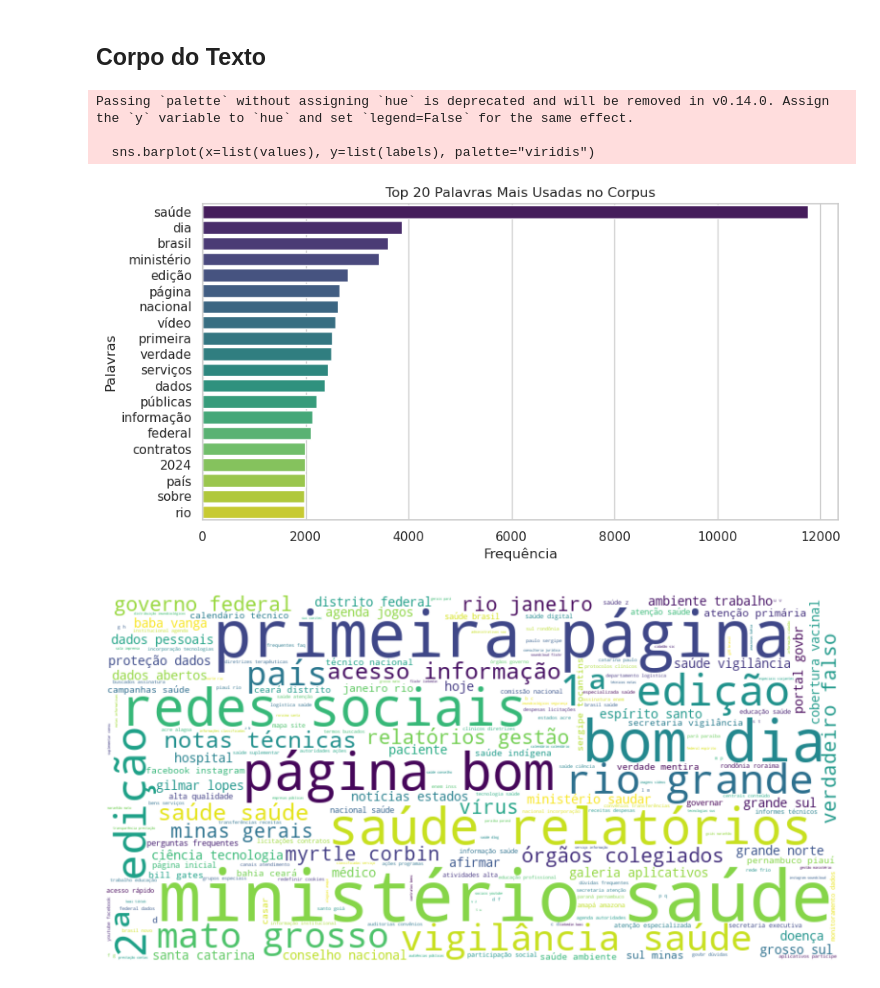
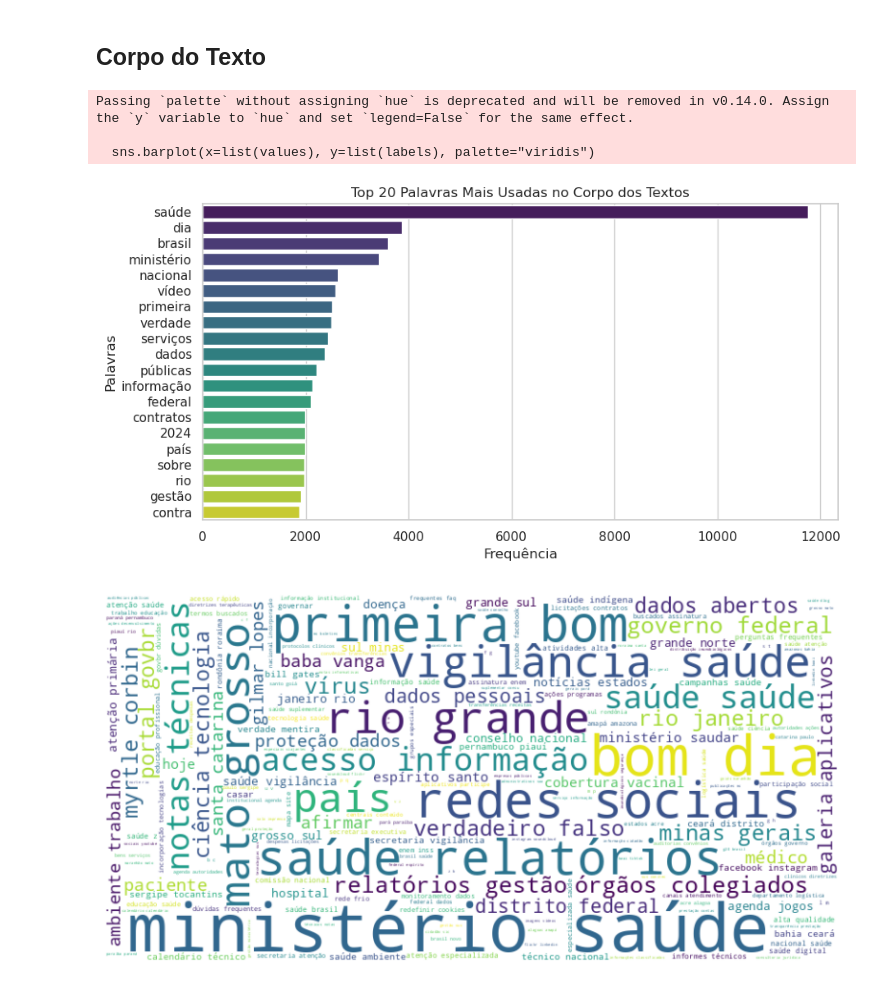
Before and after one commit to Thomazellinho/tcc_noticiasfalsas_ilum, a Jupyter notebook: 3_analise_frequencia.ipynb, the cells around one changed output. Drawn from its saved outputs; the diff is of its cells as text; code cells hidden in the pictures.

```diff
--- a/3_analise_frequencia.ipynb
+++ b/3_analise_frequencia.ipynb
@@ -77,7 +77,7 @@ display(df_final)
 # %%
 # Palavras-chave
 keywords = ["vacina", "vacinação", "vacinacao", "covid", "pandemia", "corona", "coronavírus", "coronavirus", "quarentena", "sars-cov-2"]
-keywords_regex = r"\b(vacina(r|s|ção)?|covid(19)?|pandemia|corona(v[íi]rus)?|quarentena|sars-cov-2)\b"
+keywords_regex = r"\b(vacina(r|s|ção)?|covid(19)?|pandemia|corona(v[íi]rus)?|quarentena|boato(s)?|fake|n|d|p[áa]gina(s)?|ediç([ãa]o|[õo]es)|sars-cov-2)\b"
 # %% [markdown]
 ## Títulos
 # %%
@@ -136,20 +136,20 @@ Passing `palette` without assigning `hue` is deprecated and will be removed in v
 # %%
 # --------------------------- Palavras mais usadas --------------------------- #
 # Reunir todas as palavras do corpo de todos os textos
 title_words = [word for title in df_final['corpo_texto'] for word in title]
 
 # Filtrar as palavras-chave utilizadas na busca (com regex)
 title_words = [word for word in title_words if not re.search(keywords_regex, word, re.IGNORECASE)]
 
 # Plots
-plot_top_barlplot(title_words, "no Corpus")
+plot_top_barlplot(title_words, "no Corpo dos Textos")
 plot_wordcloud(title_words)
 # %% [output]
 Passing `palette` without assigning `hue` is deprecated and will be removed in v0.14.0. Assign the `y` variable to `hue` and set `legend=False` for the same effect.
 
   sns.barplot(x=list(values), y=list(labels), palette="viridis")
-[figure, old version]
+[figure, new version]
-[figure, old version]
+[figure, new version]
 # %%
 # --------------- Palavras mais usadas nas notícias verdadeiras -------------- #
 # Separar notícias verdadeiras
```
Also changed, not shown: parts of 5 cells of this notebook.
